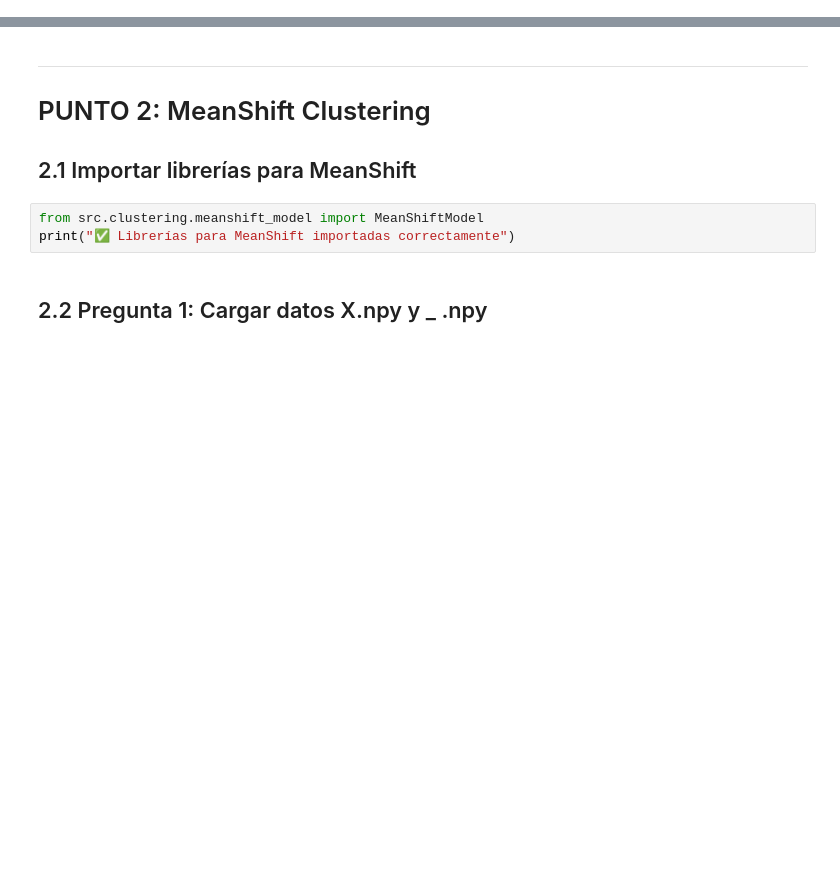
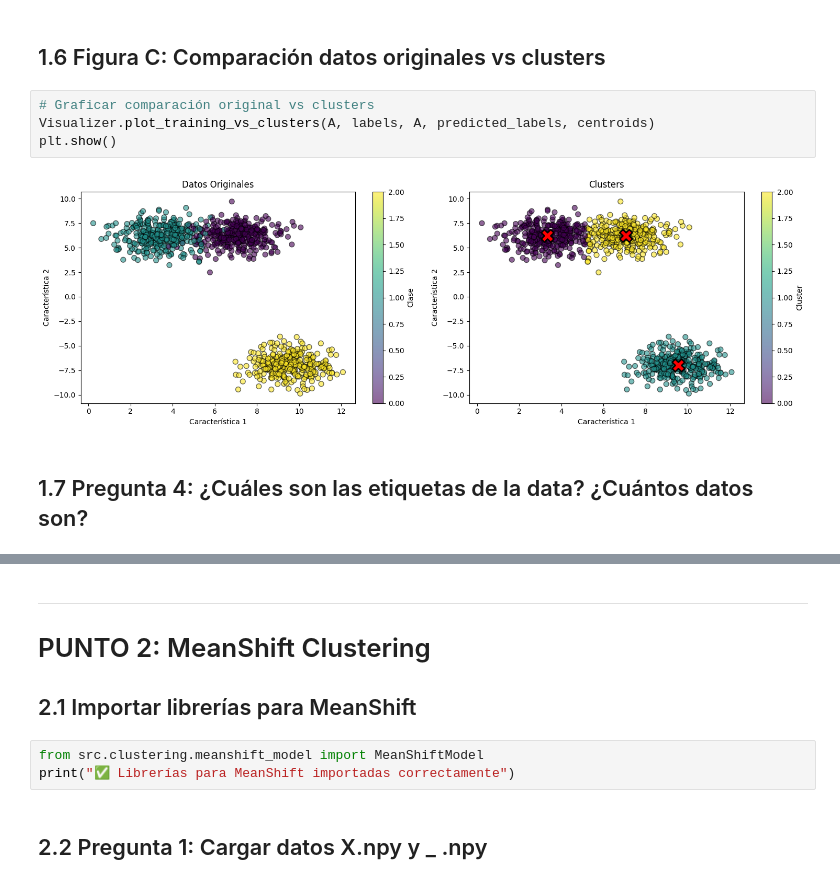
Before and after one commit to RCarrascoO/machine-learning-kalman-labs, a Jupyter notebook: notebooks/parte_a.ipynb, the cells around one changed output, grey strips where cells are left out. Cells and saved outputs as stored; diff of their text form; blank space fills up the shorter version.

```diff
--- a/notebooks/parte_a.ipynb
+++ b/notebooks/parte_a.ipynb
@@ -0,0 +104,10 @@
+# %% [markdown]
+## 1.6 Figura C: Comparación datos originales vs clusters
+# %%
+# Graficar comparación original vs clusters
+Visualizer.plot_training_vs_clusters(A, labels, A, predicted_labels, centroids)
+plt.show()
+# %% [output]
+[figure, added]
+# %% [markdown]
+## 1.7 Pregunta 4: ¿Cuáles son las etiquetas de la data? ¿Cuántos datos son?
```
Also changed, not shown: parts of 37 cells of this notebook, 1 other file.
